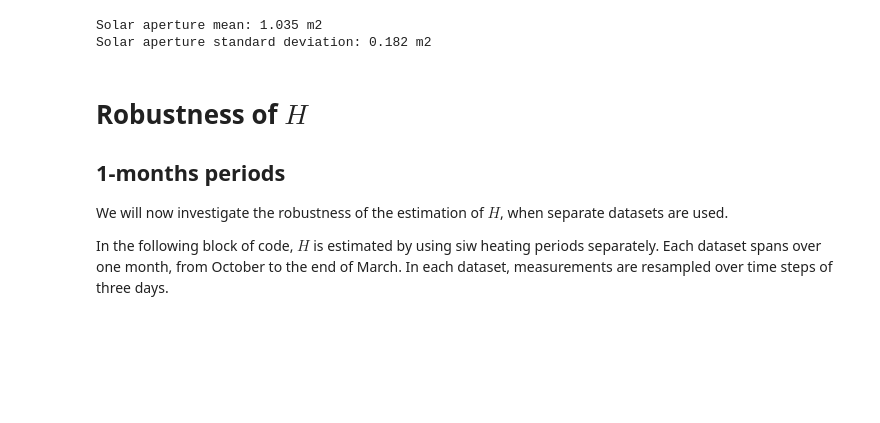
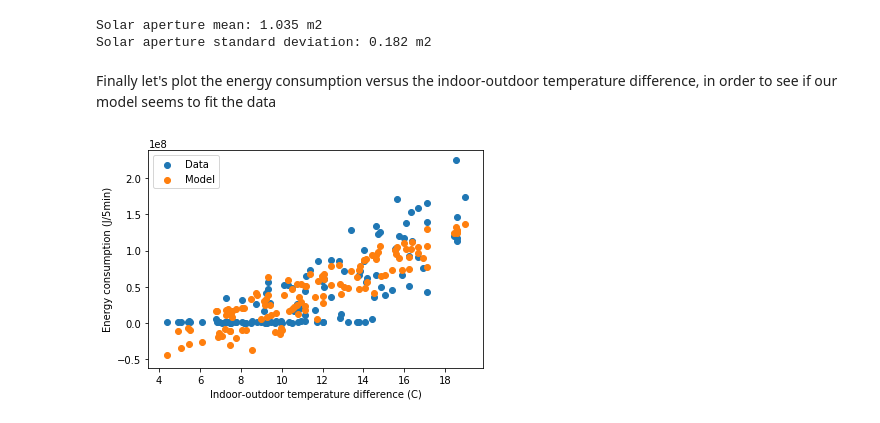
Before and after one commit to locie/simurex2018_workshop, a Jupyter notebook: rouchier/Workshop1_linear.ipynb, the cells around one changed output. Cells and saved outputs as stored; diff of their text form; code cells hidden in the pictures; blank space fills up the shorter version.

```diff
--- a/rouchier/Workshop1_linear.ipynb
+++ b/rouchier/Workshop1_linear.ipynb
@@ -173,40 +170,17 @@ print('Solar aperture standard deviation: %.3f m2' % alpha_std)
 # %% [output]
 Solar aperture mean: 1.035 m2
 Solar aperture standard deviation: 0.182 m2
-# %% [markdown]
-# Robustness of $H$
-
-## 1-months periods
-
-We will now investigate the robustness of the estimation of $H$, when separate datasets are used.
-
-In the following block of code, $H$ is estimated by using siw heating periods separately. Each dataset spans over one month, from October to the end of March. In each dataset, measurements are resampled over time steps of three days.
-# %%
-# Trainings using a whole heating period
-periods = [['2014-10-01', '2014-10-31'],
-           ['2014-11-01', '2014-11-30'],
-           ['2014-12-01', '2014-12-31'],
-           ['201-10-01', '2014-10-31']]
-
-hlc_avg_1 = np.zeros(len(periods))
-hlc_std_1 = np.zeros(len(periods))
-
-for i in range(len(periods)):
-
-    df_train = select_sample(data_new, periods[i][0], periods[i][1], '3D')
-    delta_t = (df_train.index[1] - df_train.index[0]).total_seconds()
-
-    lm = smf.ols(formula='E_hea ~  I_sol + deltaT_1 + deltaT_2 + deltaT_3', data=df_train).fit()
-
-    hlc_avg_1[i] = lm.params['deltaT_1'] / delta_t
-    hlc_std_1[i] = np.sqrt(lm.cov_params()['deltaT_1']['deltaT_1'])  / delta_t
-
-import matplotlib.pyplot as plt
-% matplotlib inline
-
-plt.figure()
-plt.errorbar(x = range(len(periods)), y = hlc_avg_1, yerr = hlc_std_1,
-             marker='o', linestyle='none')
-plt.xticks(range(len(periods)), ('Dataset 1', 'Dataset 2', 'Dataset 3'))
-plt.ylabel('Heat loss coefficient [W/K]')
-plt.ylim([0, 60])
+# %% [markdown]
+Finally let's plot the energy consumption versus the indoor-outdoor temperature difference, in order to see if our model seems to fit the data
+# %%
+Epred =  lm.predict(df_train) # predict in sample
+
+plt.figure()
+plt.scatter(df_train['deltaT_1'], df_train['E_hea'], label='Data')
+plt.scatter(df_train['deltaT_1'], Epred, label='Model')
+plt.xlabel('Indoor-outdoor temperature difference (C)')
+plt.ylabel('Energy consumption (J/5min)')
+plt.legend()
+plt.show()
+# %% [output]
+[figure, added]
```
Also changed, not shown: parts of 4 cells of this notebook, 3 other files.
